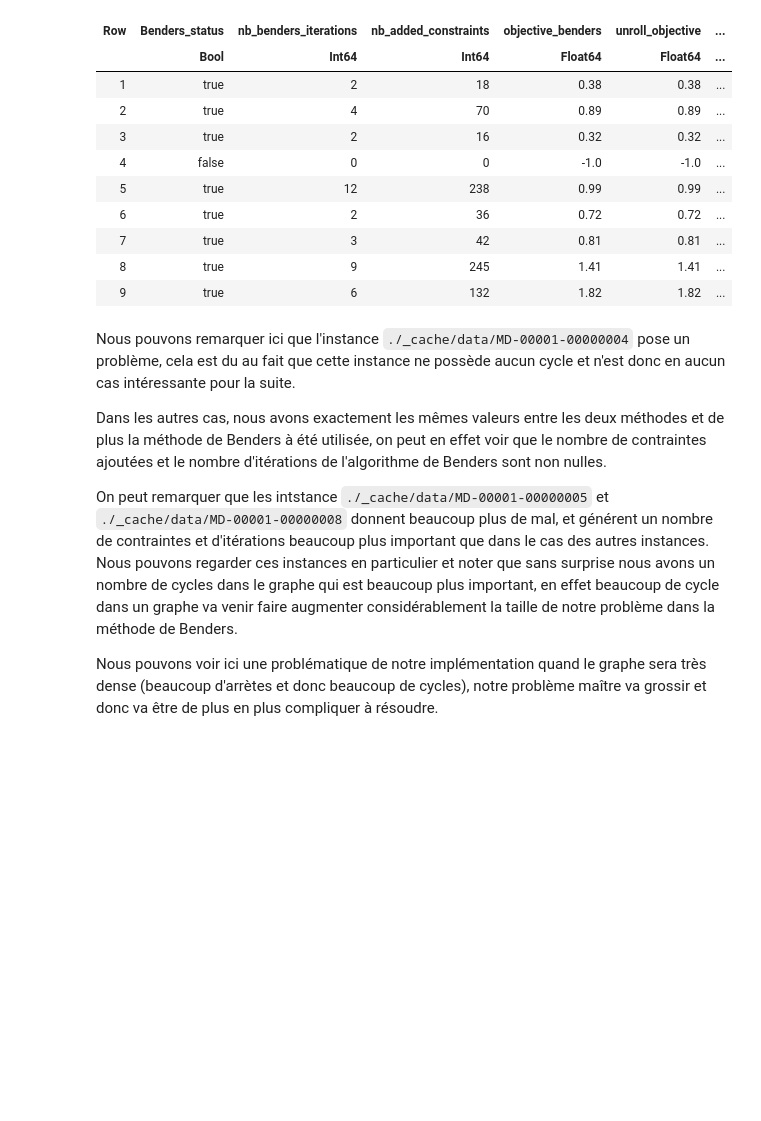
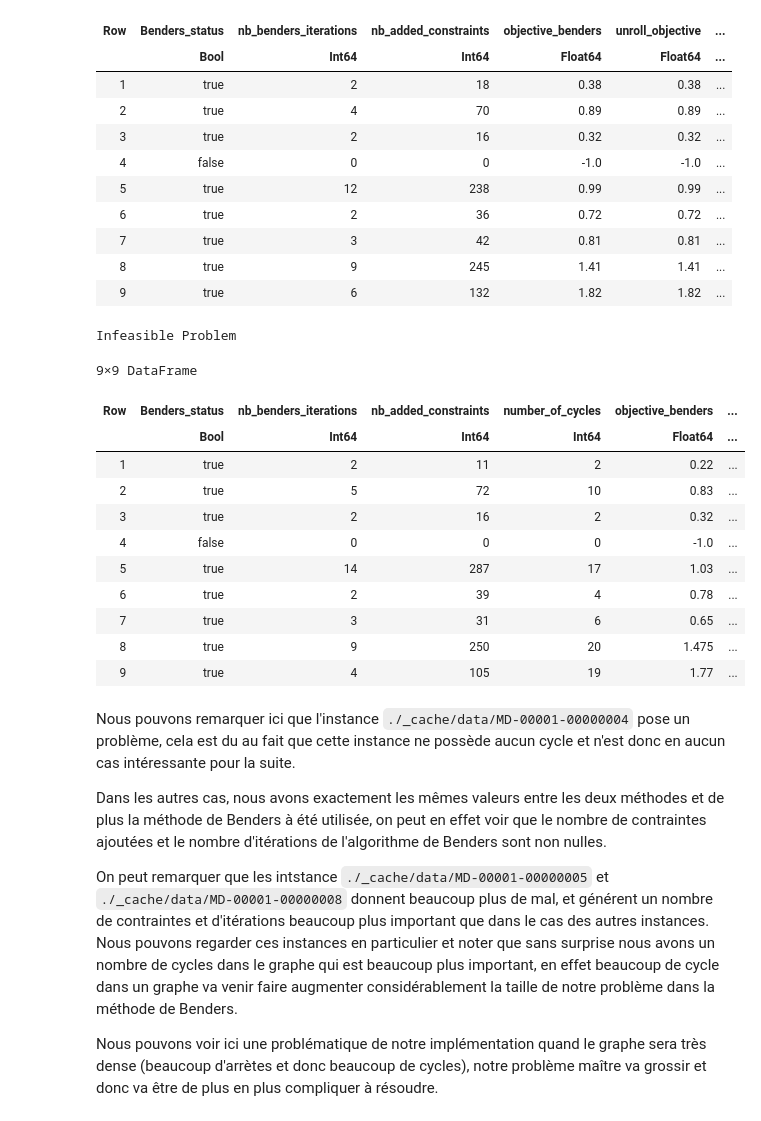
Before and after one commit to lolofo/KidneyExchangeProgram, a Jupyter notebook: notebook/Projet_Stochastic_KEP.ipynb, the cells around one changed output. Saved outputs shown, nothing was run; the diff lists cells and outputs as text; code cells hidden in the pictures; blank space fills up the shorter version.

```diff
--- a/notebook/Projet_Stochastic_KEP.ipynb
+++ b/notebook/Projet_Stochastic_KEP.ipynb
@@ -500,6 +512,45 @@ Infeasible Problem
 | 7 | true | 3 | 42 | 0.81 | 0.81 | ... |
 | 8 | true | 9 | 245 | 1.41 | 1.41 | ... |
 | 9 | true | 6 | 132 | 1.82 | 1.82 | ... |
+# %%
+df = DataFrame(
+    Benders_status = Bool[],
+    nb_benders_iterations = Int[] ,
+    nb_added_constraints = Int[],
+    number_of_cycles = Int[],
+    objective_benders = Float64[],
+    unroll_objective = Float64[],
+    z_sp = Float64[],
+    EVPI = Float64[],
+    VSS = Float64[]
+)
+
+for k in 1:1:9
+    try
+        kep_graph = read_kep_file("./_cache/data/MD-00001-0000000$k.wmd","./_cache/data/MD-00001-0000000$k.dat");
+        failure_rates = get_failure_rates(kep_graph, "Constant");
+        sum_up(kep_graph, df, 10, 100, 1000)
+    catch
+        push!(df, [false 0 0 0 -1.0 -1.0 -100 -100 -100])
+    end;
+end;
+# %% [output]
+Infeasible Problem
+# %%
+df
+# %% [output]
+9×9 DataFrame
+| Row | Benders_status | nb_benders_iterations | nb_added_constraints | number_of_cycles | objective_benders | ... |
+|  | Bool | Int64 | Int64 | Int64 | Float64 | ... |
+| 1 | true | 2 | 11 | 2 | 0.22 | ... |
+| 2 | true | 5 | 72 | 10 | 0.83 | ... |
+| 3 | true | 2 | 16 | 2 | 0.32 | ... |
+| 4 | false | 0 | 0 | 0 | -1.0 | ... |
+| 5 | true | 14 | 287 | 17 | 1.03 | ... |
+| 6 | true | 2 | 39 | 4 | 0.78 | ... |
+| 7 | true | 3 | 31 | 6 | 0.65 | ... |
+| 8 | true | 9 | 250 | 20 | 1.475 | ... |
+| 9 | true | 4 | 105 | 19 | 1.77 | ... |
 # %% [markdown]
 Nous pouvons remarquer ici que l'instance `./_cache/data/MD-00001-00000004` pose un problème, cela est du au fait que cette instance ne possède aucun cycle et n'est donc en aucun cas intéressante pour la suite.
 
```
Also changed, not shown: parts of 2 cells of this notebook, 1 other file.
